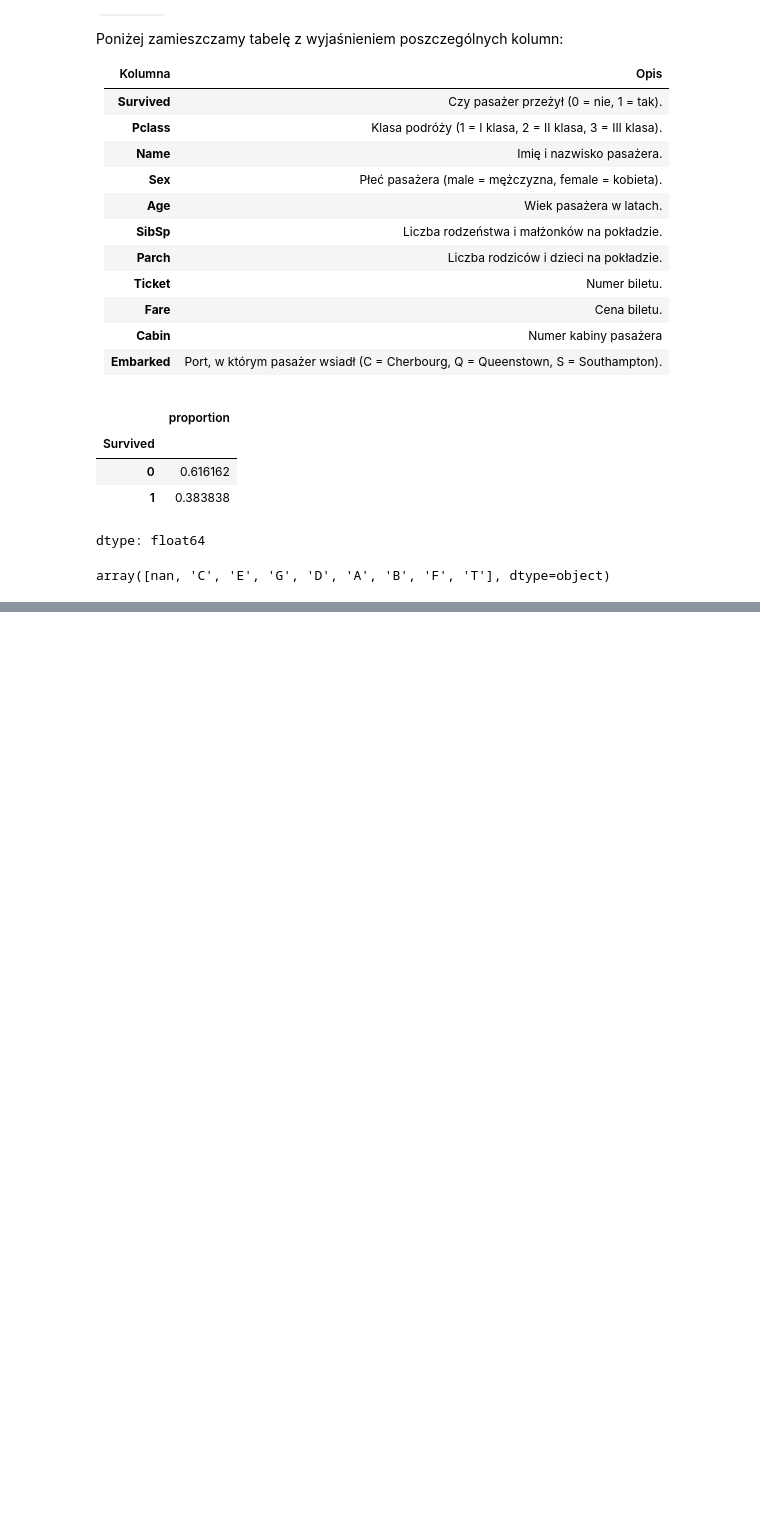
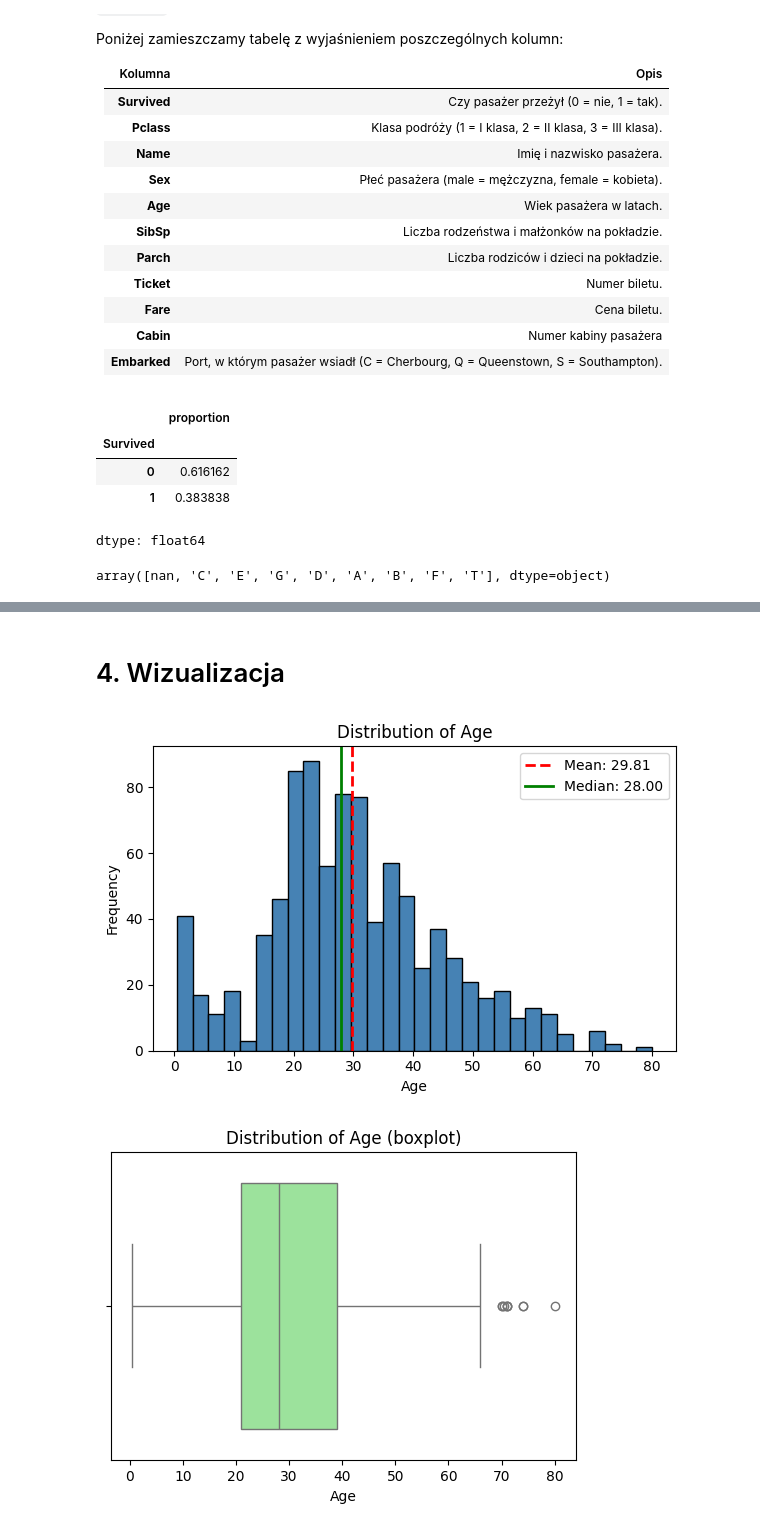
Before and after one commit to Solvro/ml-wakacyjne-wyzwanie-2026, a Jupyter notebook: 01_przetwarzanie_wizualizacja_danych/EDA_zadanie.ipynb, the cells around one changed output, grey strips where cells are left out. Drawn from its saved outputs; the diff is of its cells as text; code cells hidden in the pictures; blank space fills up the shorter version.

```diff
--- a/01_przetwarzanie_wizualizacja_danych/EDA_zadanie.ipynb
+++ b/01_przetwarzanie_wizualizacja_danych/EDA_zadanie.ipynb
@@ -81,0 +207,2 @@ array([nan, 'C', 'E', 'G', 'D', 'A', 'B', 'F', 'T'], dtype=object)
+# %%
+titanic_df['Fare']=titanic_df['Fare'].fillna(titanic_df['Fare'].median())
@@ -81,0 +235,12 @@ array([nan, 'C', 'E', 'G', 'D', 'A', 'B', 'F', 'T'], dtype=object)
+# %%
+titanic_df['Family_size']=titanic_df['SibSp']+titanic_df['Parch']+1
+
+def AgeGroup(age):
+  if age<18:
+    return "Child"
+  elif age>60:
+    return "Senior"
+  else:
+    return "Adult"
+
+titanic_df["Age_group"]=titanic_df["Age"].apply(AgeGroup)
@@ -81,0 +272,11 @@ array([nan, 'C', 'E', 'G', 'D', 'A', 'B', 'F', 'T'], dtype=object)
+# %%
+titanic_df['Sex'] = titanic_df['Sex'].map({'male': 1, 'female': 0}) #Binary encoding
+
+mapping = {
+    'Child': 0,
+    'Adult': 1,
+    'Senior': 2
+}
+
+titanic_df['Age_group'] = titanic_df['Age_group'].map(mapping) #Ordinal encoding
+titanic_df = pd.get_dummies(data=titanic_df, prefix=['Embarked'], columns=['Embarked'], dtype=np.int32) #One-hot encoding
@@ -81,0 +301,2 @@ array([nan, 'C', 'E', 'G', 'D', 'A', 'B', 'F', 'T'], dtype=object)
+# %% [markdown]
+# 4. Wizualizacja
@@ -81,0 +325,23 @@ array([nan, 'C', 'E', 'G', 'D', 'A', 'B', 'F', 'T'], dtype=object)
+# %%
+#Funkcja z pliku EDA_sciaga.ipynb
+def boxplot(df, column_name):
+    """
+    Displays a boxplot of the choosen column to show its distribution.
+    Parameters:
+        df (pandas.DataFrame): The DataFrame containing the data.
+        column_name (str): The name of the categorical column to plot.
+    Returns:
+        None. Displays the bar chart.
+    """
+    plt.figure(figsize=(6, 4))
+    sns.boxplot(x=df[column_name].dropna(), color='lightgreen') # as you can see, you can use sns and plt at the same time
+    plt.title(f'Distribution of {column_name} (boxplot)')
+    plt.xlabel(column_name)
+
+    plt.show()
+# %%
+plot_numeric_histogram(titanic_df, 'Age')
+boxplot(titanic_df, 'Age')
+# %% [output]
+[figure, added]
+[figure, added]
```
Also changed, not shown: parts of 40 cells of this notebook.
